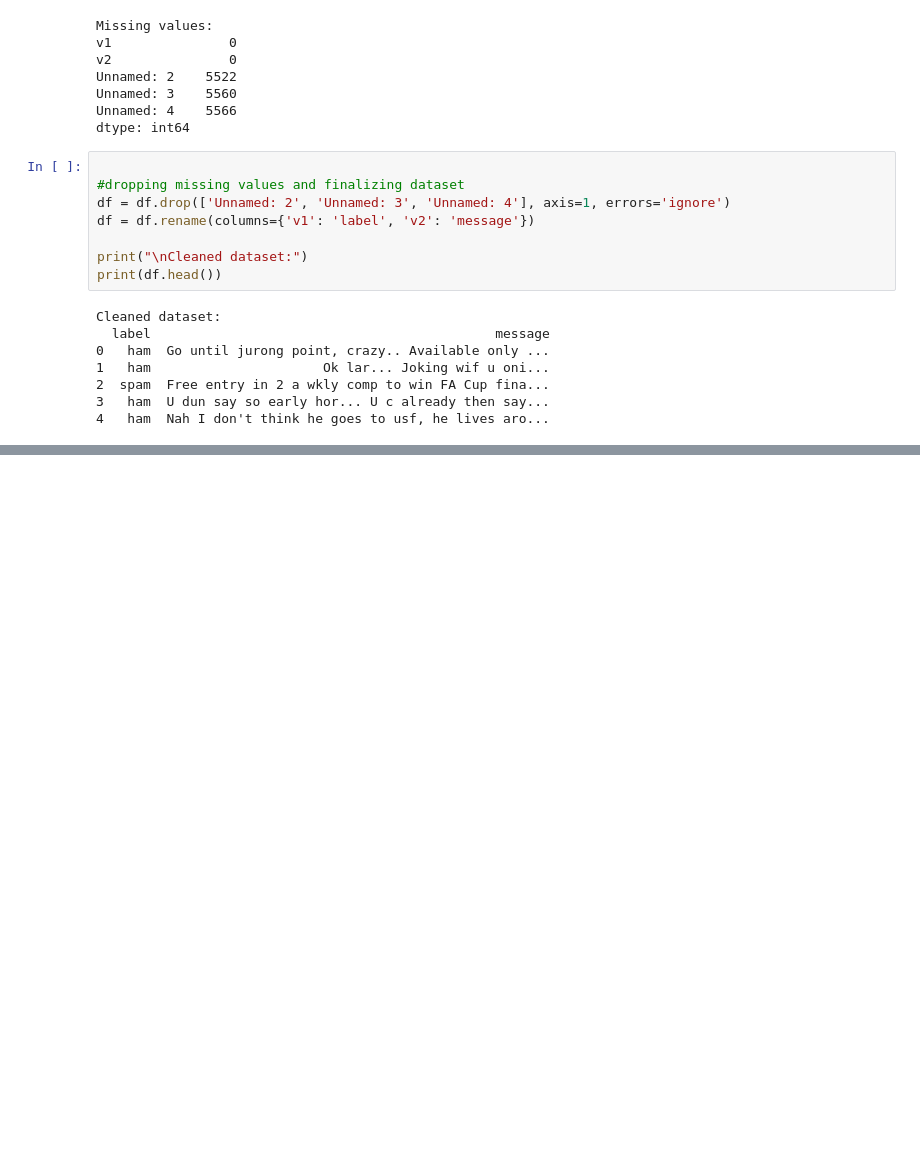
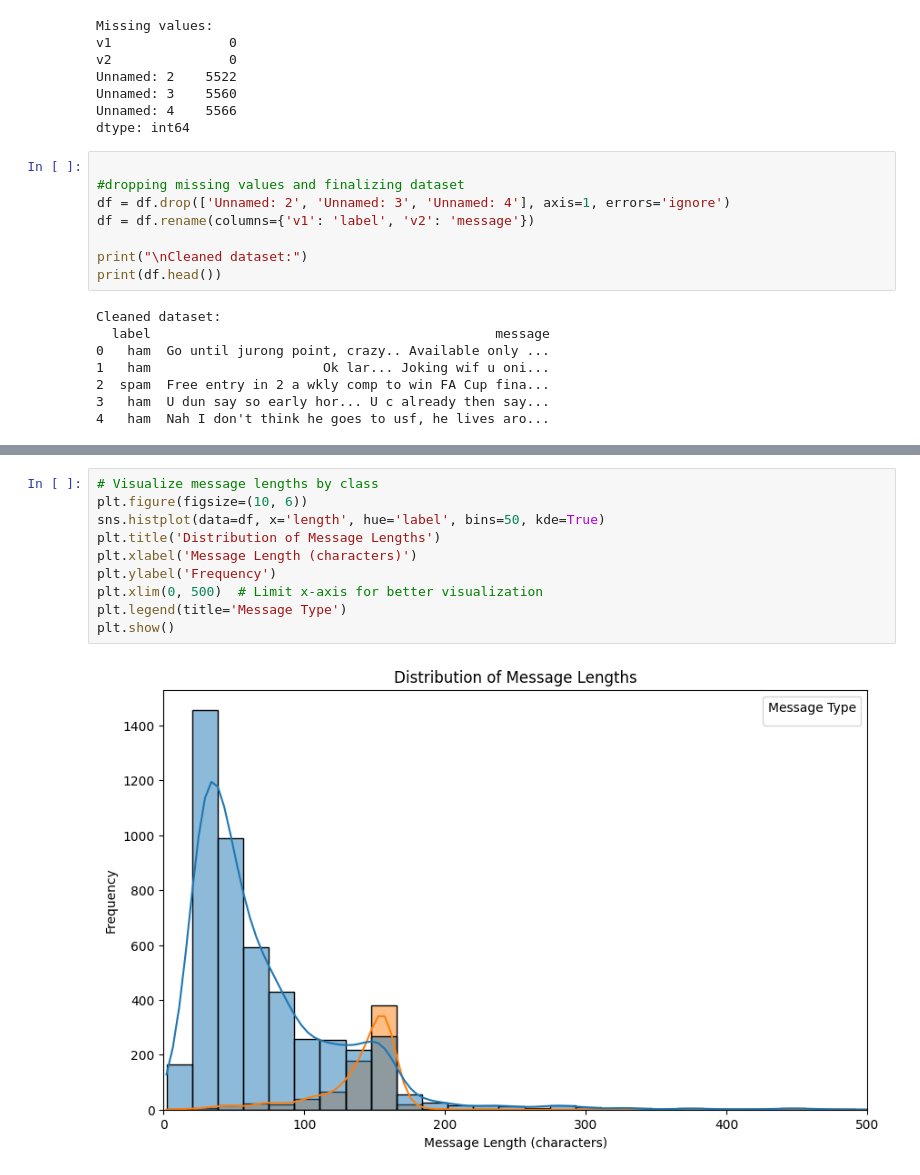
Before and after one commit to mddsayemm/Spam-Detection-with-Naive-Bayes-, a Jupyter notebook: Spam Detection With Naive Bayes.ipynb, the cells around one changed output, grey strips where cells are left out. Drawn from its saved outputs; the diff is of its cells as text; blank space fills up the shorter version.

```diff
--- a/Spam Detection With Naive Bayes.ipynb
+++ b/Spam Detection With Naive Bayes.ipynb
@@ -86,0 +123,12 @@ Cleaned dataset:
+# %%
+# Visualize message lengths by class
+plt.figure(figsize=(10, 6))
+sns.histplot(data=df, x='length', hue='label', bins=50, kde=True)
+plt.title('Distribution of Message Lengths')
+plt.xlabel('Message Length (characters)')
+plt.ylabel('Frequency')
+plt.xlim(0, 500)  # Limit x-axis for better visualization
+plt.legend(title='Message Type')
+plt.show()
+# %% [output]
+[figure, added]
```
Also changed, not shown: parts of 3 cells of this notebook.
